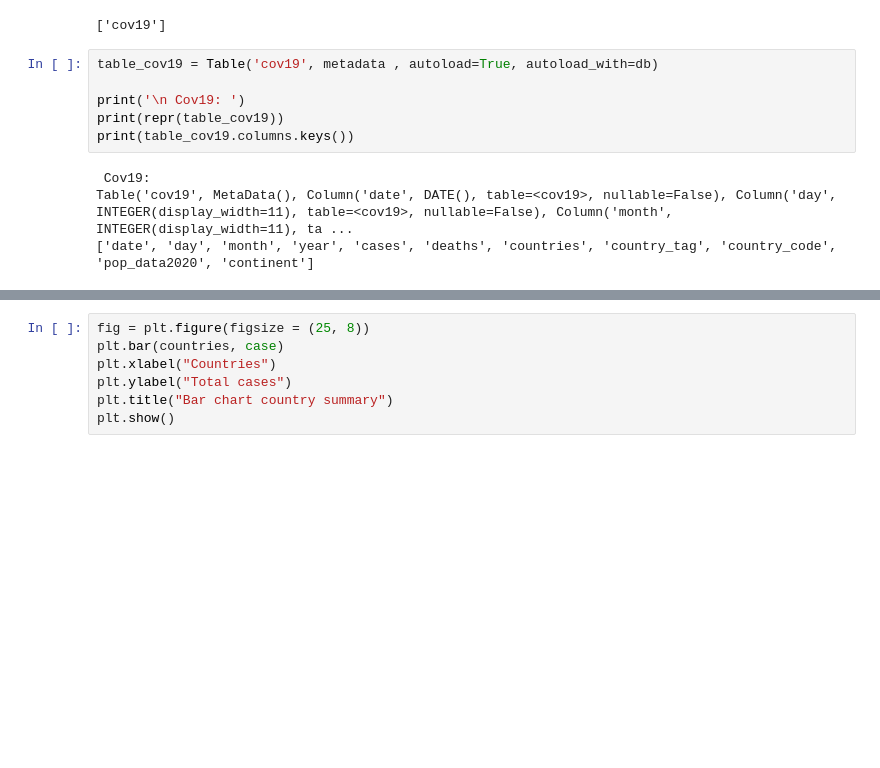
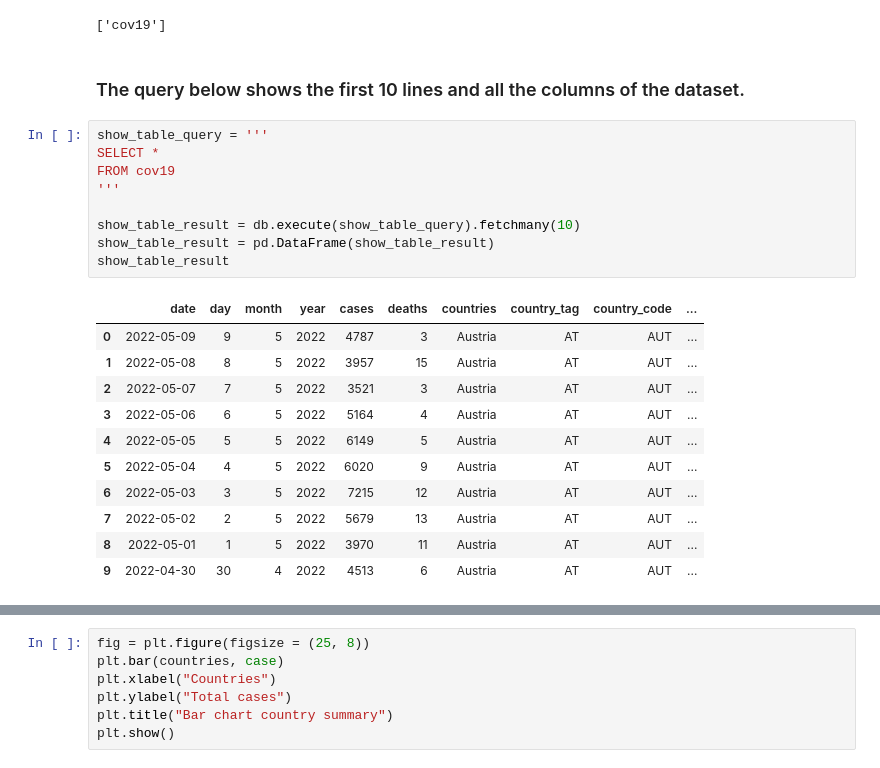
Before and after one commit to DashToh/Advanced_Database_Project, a Jupyter notebook: Code.ipynb, the cells around one changed output, grey strips where cells are left out. Cells and saved outputs as stored; diff of their text form; blank space fills up the shorter version.

```diff
--- a/Code.ipynb
+++ b/Code.ipynb
@@ -23,13 +16,26 @@ db = create_engine(db_string)
 print(db.table_names())
 # %% [output]
 ['cov19']
-# %%
-table_cov19 = Table('cov19', metadata , autoload=True, autoload_with=db)
-
-print('\n Cov19: ')
-print(repr(table_cov19))
-print(table_cov19.columns.keys())
-# %% [output]
- Cov19:
-Table('cov19', MetaData(), Column('date', DATE(), table=<cov19>, nullable=False), Column('day', INTEGER(display_width=11), table=<cov19>, nullable=False), Column('month', INTEGER(display_width=11), ta ...
-['date', 'day', 'month', 'year', 'cases', 'deaths', 'countries', 'country_tag', 'country_code', 'pop_data2020', 'continent']
+# %% [markdown]
+### The query below shows the first 10 lines and all the columns of the dataset.
+# %%
+show_table_query = '''
+SELECT *
+FROM cov19
+'''
+
+show_table_result = db.execute(show_table_query).fetchmany(10)
+show_table_result = pd.DataFrame(show_table_result)
+show_table_result
+# %% [output]
+|  | date | day | month | year | cases | deaths | countries | country_tag | country_code | ... |
+| 0 | 2022-05-09 | 9 | 5 | 2022 | 4787 | 3 | Austria | AT | AUT | ... |
+| 1 | 2022-05-08 | 8 | 5 | 2022 | 3957 | 15 | Austria | AT | AUT | ... |
+| 2 | 2022-05-07 | 7 | 5 | 2022 | 3521 | 3 | Austria | AT | AUT | ... |
+| 3 | 2022-05-06 | 6 | 5 | 2022 | 5164 | 4 | Austria | AT | AUT | ... |
+| 4 | 2022-05-05 | 5 | 5 | 2022 | 6149 | 5 | Austria | AT | AUT | ... |
+| 5 | 2022-05-04 | 4 | 5 | 2022 | 6020 | 9 | Austria | AT | AUT | ... |
+| 6 | 2022-05-03 | 3 | 5 | 2022 | 7215 | 12 | Austria | AT | AUT | ... |
+| 7 | 2022-05-02 | 2 | 5 | 2022 | 5679 | 13 | Austria | AT | AUT | ... |
+| 8 | 2022-05-01 | 1 | 5 | 2022 | 3970 | 11 | Austria | AT | AUT | ... |
+| 9 | 2022-04-30 | 30 | 4 | 2022 | 4513 | 6 | Austria | AT | AUT | ... |
```
Also changed, not shown: parts of 21 cells of this notebook, 1 other file.
